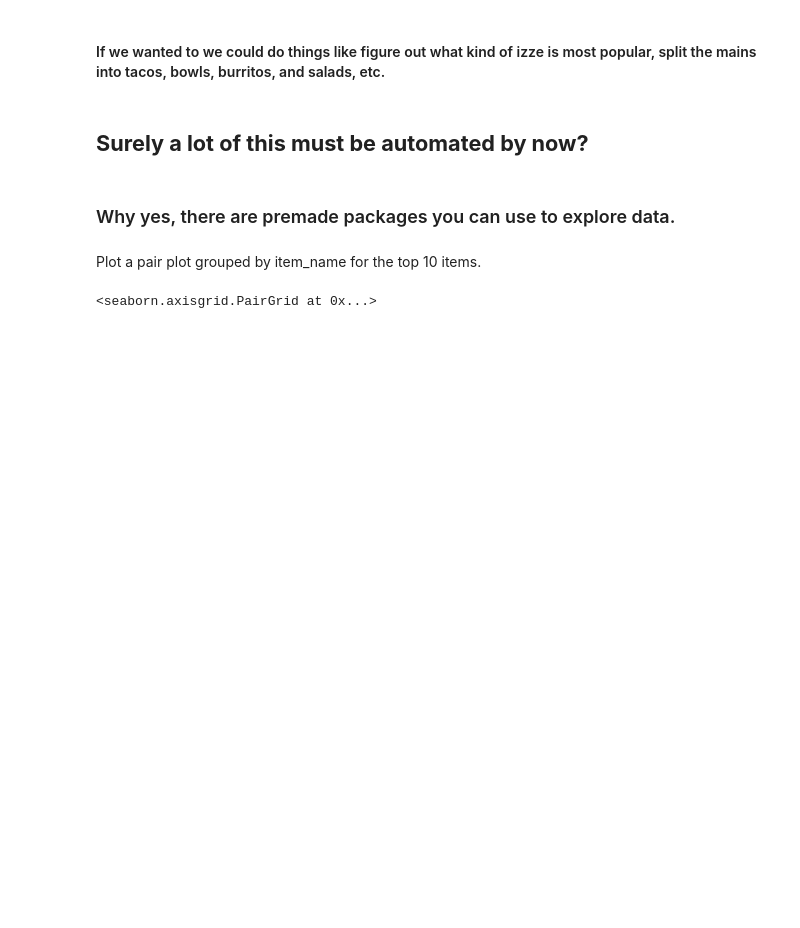
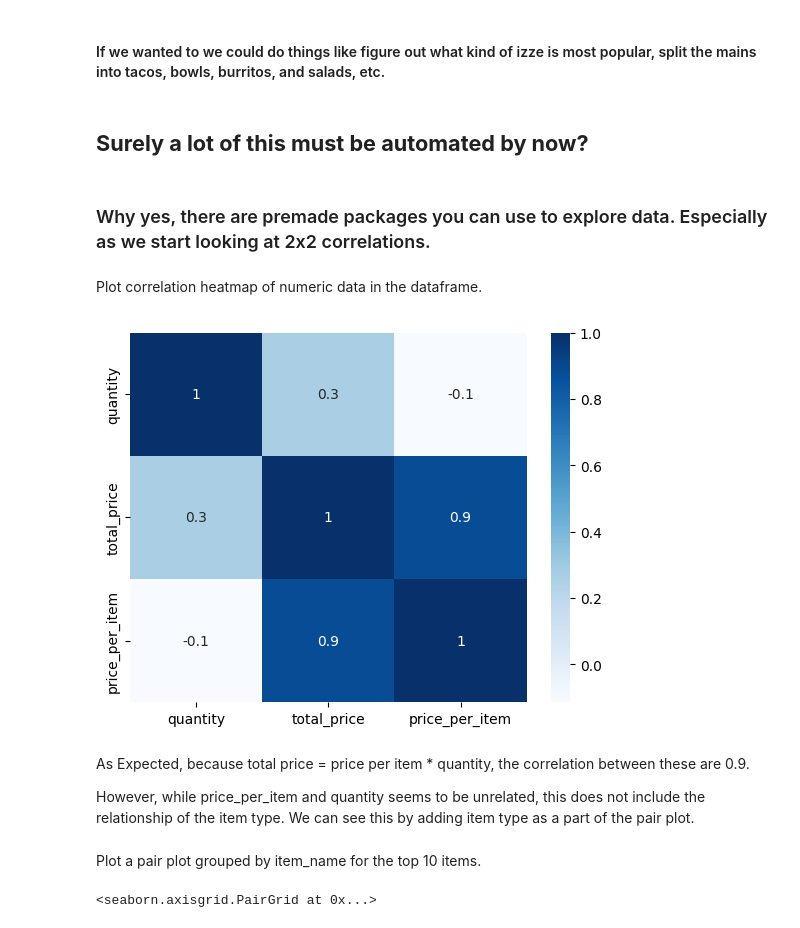
Before and after one commit to ptandon0/FRP_Curriculum_2023, a Jupyter notebook: FRP_Curriculum_Getting_and_Knowing_Data.ipynb, the cells around one changed output. Cells and saved outputs as stored; diff of their text form; code cells hidden in the pictures; blank space fills up the shorter version.

Commit message:
29-Jul-2023, added correlation heatmap

```diff
--- a/FRP_Curriculum_Getting_and_Knowing_Data.ipynb
+++ b/FRP_Curriculum_Getting_and_Knowing_Data.ipynb
@@ -438,7 +446,21 @@ Text(0.5, 1.0, 'Number of mains ordered in Chipotle Orderset')
 # %% [markdown]
 ## **Surely a lot of this must be automated by now?** ##
 # %% [markdown]
-### Why yes, there are premade packages you can use to explore data. ###
+### Why yes, there are premade packages you can use to explore data. Especially as we start looking at 2x2 correlations. ###
+# %% [markdown]
+Plot correlation heatmap of numeric data in the dataframe.
+# %%
+top10 = chipo.groupby("item_name")["quantity"].sum().sort_values(ascending=False).head(10).index.tolist()
+
+corr = chipo[chipo.item_name.isin(top10)][["quantity", "item_name", "total_price", "price_per_item"]].corr()
+
+heatmap = sns.heatmap(corr, annot=True, cmap="Blues", fmt='.1g')
+# %% [output]
+[figure, added]
+# %% [markdown]
+As Expected, because total price = price per item * quantity, the correlation between these are 0.9.
+
+However, while price_per_item and quantity seems to be unrelated, this does not include the relationship of the item type. We can see this by adding item type as a part of the pair plot.
 # %% [markdown]
 Plot a pair plot grouped by item_name for the top 10 items.
 # %%
```
Also changed, not shown: parts of 6 cells of this notebook.
